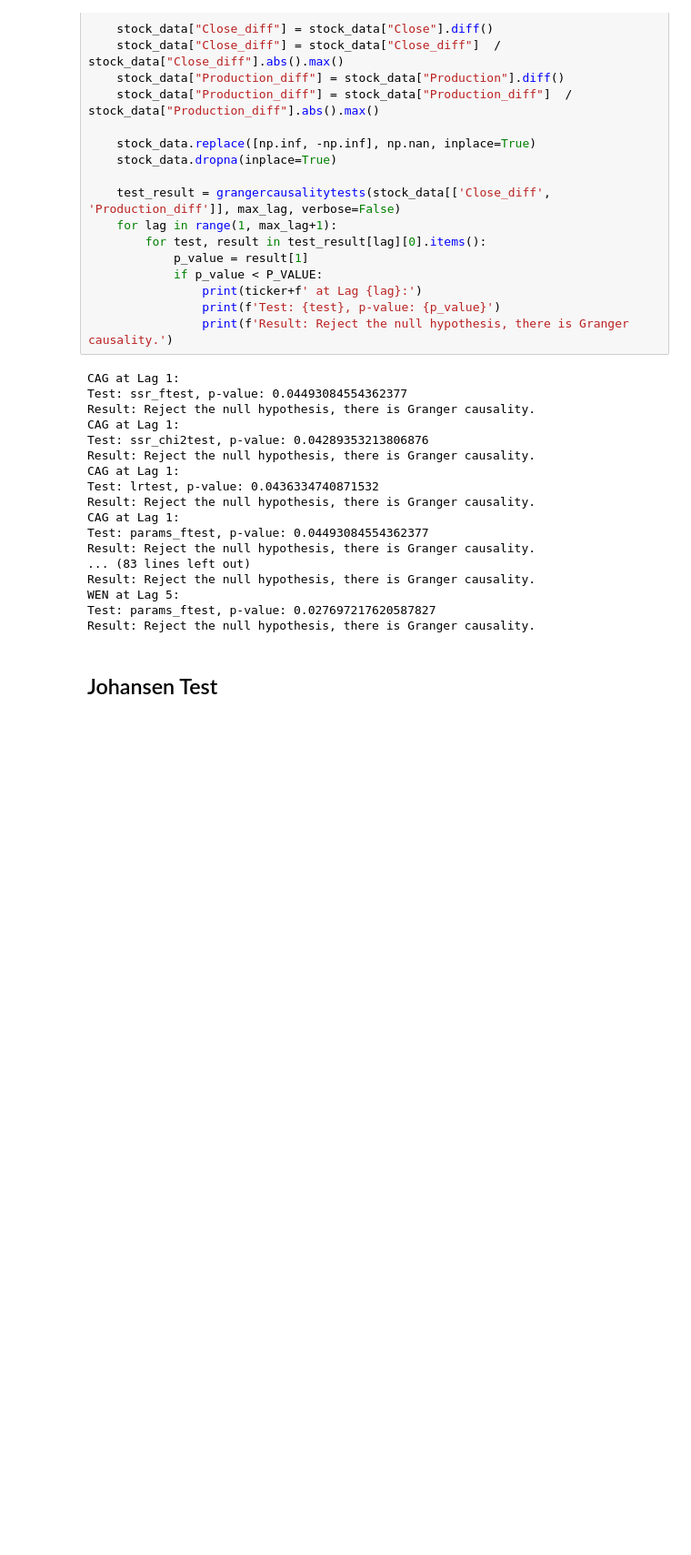
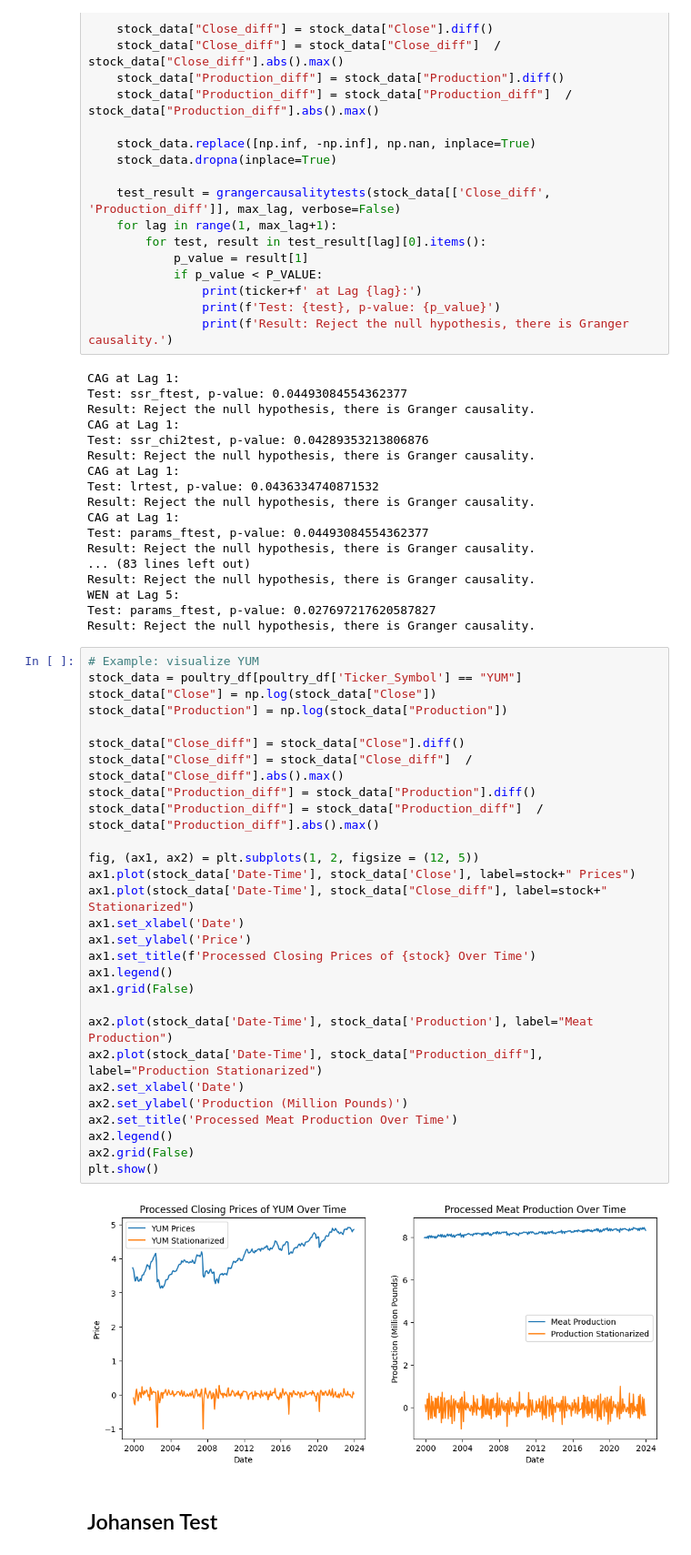
Before and after one commit to matchten/cit-datathon-2024, a Jupyter notebook: stocks.ipynb, the cells around one changed output. Shown: that part at 91% size. Drawn from its saved outputs; the diff is of its cells as text; blank space fills up the shorter version.

Commit message:
stocks vs food production/prices

```diff
--- a/stocks.ipynb
+++ b/stocks.ipynb
@@ -245,6 +245,36 @@ Result: Reject the null hypothesis, there is Granger causality.
 WEN at Lag 5:
 Test: params_ftest, p-value: 0.027697217620587827
 Result: Reject the null hypothesis, there is Granger causality.
+# %%
+# Example: visualize YUM
+stock_data = poultry_df[poultry_df['Ticker_Symbol'] == "YUM"]
+stock_data["Close"] = np.log(stock_data["Close"])
+stock_data["Production"] = np.log(stock_data["Production"])
+
+stock_data["Close_diff"] = stock_data["Close"].diff()
+stock_data["Close_diff"] = stock_data["Close_diff"]  / stock_data["Close_diff"].abs().max()
+stock_data["Production_diff"] = stock_data["Production"].diff()
+stock_data["Production_diff"] = stock_data["Production_diff"]  / stock_data["Production_diff"].abs().max()
+
+fig, (ax1, ax2) = plt.subplots(1, 2, figsize = (12, 5))
+ax1.plot(stock_data['Date-Time'], stock_data['Close'], label=stock+" Prices")
+ax1.plot(stock_data['Date-Time'], stock_data["Close_diff"], label=stock+" Stationarized")
+ax1.set_xlabel('Date')
+ax1.set_ylabel('Price')
+ax1.set_title(f'Processed Closing Prices of {stock} Over Time')
+ax1.legend()
+ax1.grid(False)
+
+ax2.plot(stock_data['Date-Time'], stock_data['Production'], label="Meat Production")
+ax2.plot(stock_data['Date-Time'], stock_data["Production_diff"], label="Production Stationarized")
+ax2.set_xlabel('Date')
+ax2.set_ylabel('Production (Million Pounds)')
+ax2.set_title('Processed Meat Production Over Time')
+ax2.legend()
+ax2.grid(False)
+plt.show()
+# %% [output]
+[figure, added]
 # %% [markdown]
 ## Johansen Test
 # %%
```
Also changed, not shown: parts of 6 cells of this notebook.
